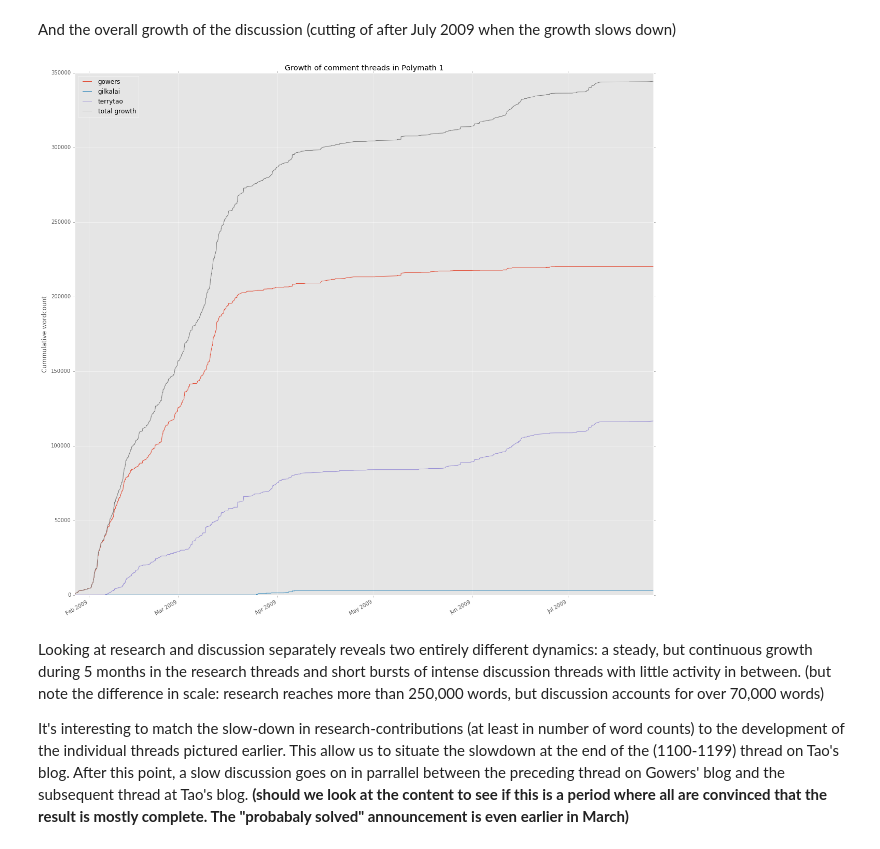
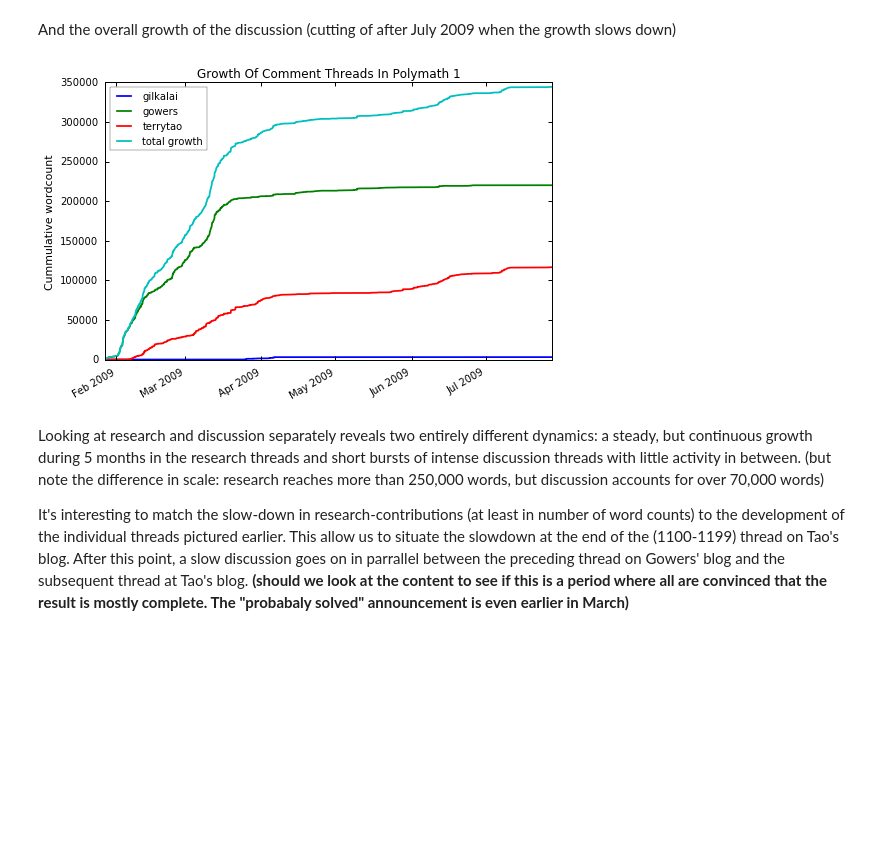
Before and after one commit to patrickallo/mathpracmod, a Jupyter notebook: PolymathGeneric.ipynb, the cells around one changed output. Cells and saved outputs as stored; diff of their text form; code cells hidden in the pictures; blank space fills up the shorter version.

Commit message:
Time-ranges in plots optimized Small style-changes to plots More in notebooks

```diff
--- a/PolymathGeneric.ipynb
+++ b/PolymathGeneric.ipynb
@@ -11,6 +11,7 @@ import yaml
 import matplotlib
 matplotlib.use('nbagg')
 import matplotlib.pyplot as plt
+matplotlib.style.use('seaborn-notebook')
 
 SETTINGS = {
     'msg' : 'Polymath 1',
@@ -21,7 +22,8 @@ SETTINGS = {
     'parser' : 'html5lib',
     'cmap' : plt.cm.Paired, # not a string, this is an object
     'vmin' : 1,
-    'vmax' : 100
+    'vmax' : 100,
+    'style': 'seaborn-notebook'
 }
 
 with open("author_convert.yaml", "r") as convert_file:
@@ -261,9 +260,9 @@ PM_FRAME['d_mthread (accumulated)'].dropna().iloc[-1].plot_activity('thread', in
 # %% [markdown]
 And the overall growth of the discussion (cutting of after July 2009 when the growth slows down)
 # %%
-PM_FRAME['mthread (accumulated)'].iloc[-1].plot_growth(drop_last=61)
+PM_FRAME['mthread (accumulated)'].iloc[-1].plot_growth(project="Polymath 1", drop_last=61)
 # %% [output]
-[figure, old version]
+[figure, new version]
 # %% [markdown]
 Looking at research and discussion separately reveals two entirely different dynamics: a steady, but continuous growth during 5 months in the research threads and short bursts of intense discussion threads with little activity in between. (but note the difference in scale: research reaches more than 250,000 words, but discussion accounts for over 70,000 words)
 
```
Also changed, not shown: parts of 20 cells of this notebook, 4 other files.
